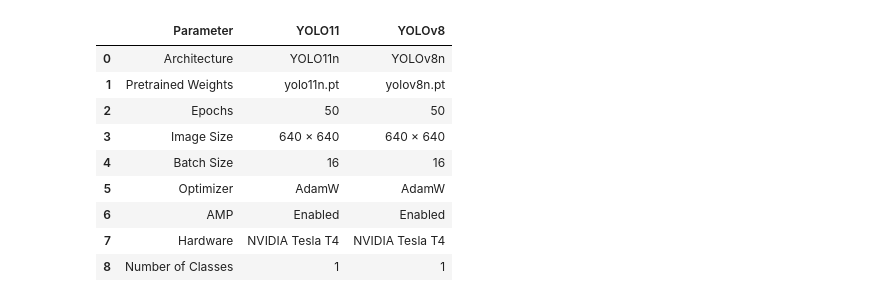
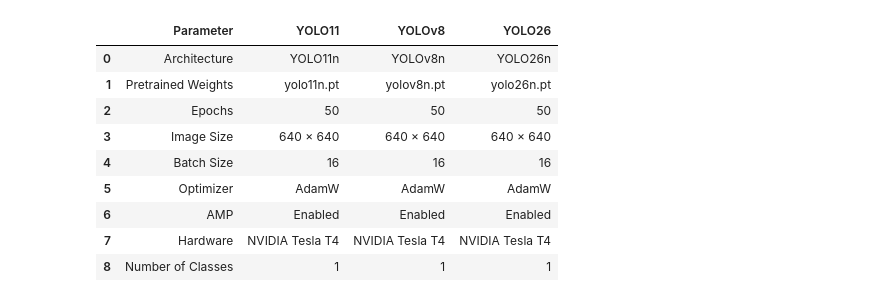
Before and after one commit to Balaji-Coder06/RailGuard, a Jupyter notebook: Model Dataset/comparison.ipynb, the cells around one changed output. Cells and saved outputs as stored; diff of their text form; code cells hidden in the pictures.

```diff
--- a/Model Dataset/comparison.ipynb
+++ b/Model Dataset/comparison.ipynb
@@ -243,40 +274,51 @@ configuration = pd.DataFrame({
         "AMP",
         "Hardware",
         "Number of Classes"
     ],
     "YOLO11": [
         "YOLO11n",
         "yolo11n.pt",
         50,
         "640 × 640",
         16,
         "AdamW",
         "Enabled",
         "NVIDIA Tesla T4",
         1
     ],
     "YOLOv8": [
         "YOLOv8n",
         "yolov8n.pt",
         50,
         "640 × 640",
         16,
         "AdamW",
         "Enabled",
         "NVIDIA Tesla T4",
         1
+    ],
+    "YOLO26": [
+        "YOLO26n",
+        "yolo26n.pt",
+        50,
+        "640 × 640",
+        16,
+        "AdamW",
+        "Enabled",
+        "NVIDIA Tesla T4",
+        1
     ]
 })
 
 display(configuration)
 # %% [output]
-|  | Parameter | YOLO11 | YOLOv8 |
-| 0 | Architecture | YOLO11n | YOLOv8n |
-| 1 | Pretrained Weights | yolo11n.pt | yolov8n.pt |
-| 2 | Epochs | 50 | 50 |
-| 3 | Image Size | 640 × 640 | 640 × 640 |
-| 4 | Batch Size | 16 | 16 |
-| 5 | Optimizer | AdamW | AdamW |
-| 6 | AMP | Enabled | Enabled |
-| 7 | Hardware | NVIDIA Tesla T4 | NVIDIA Tesla T4 |
-| 8 | Number of Classes | 1 | 1 |
+|  | Parameter | YOLO11 | YOLOv8 | YOLO26 |
+| 0 | Architecture | YOLO11n | YOLOv8n | YOLO26n |
+| 1 | Pretrained Weights | yolo11n.pt | yolov8n.pt | yolo26n.pt |
+| 2 | Epochs | 50 | 50 | 50 |
+| 3 | Image Size | 640 × 640 | 640 × 640 | 640 × 640 |
+| 4 | Batch Size | 16 | 16 | 16 |
+| 5 | Optimizer | AdamW | AdamW | AdamW |
+| 6 | AMP | Enabled | Enabled | Enabled |
+| 7 | Hardware | NVIDIA Tesla T4 | NVIDIA Tesla T4 | NVIDIA Tesla T4 |
+| 8 | Number of Classes | 1 | 1 | 1 |
```
Also changed, not shown: parts of 16 cells of this notebook.
